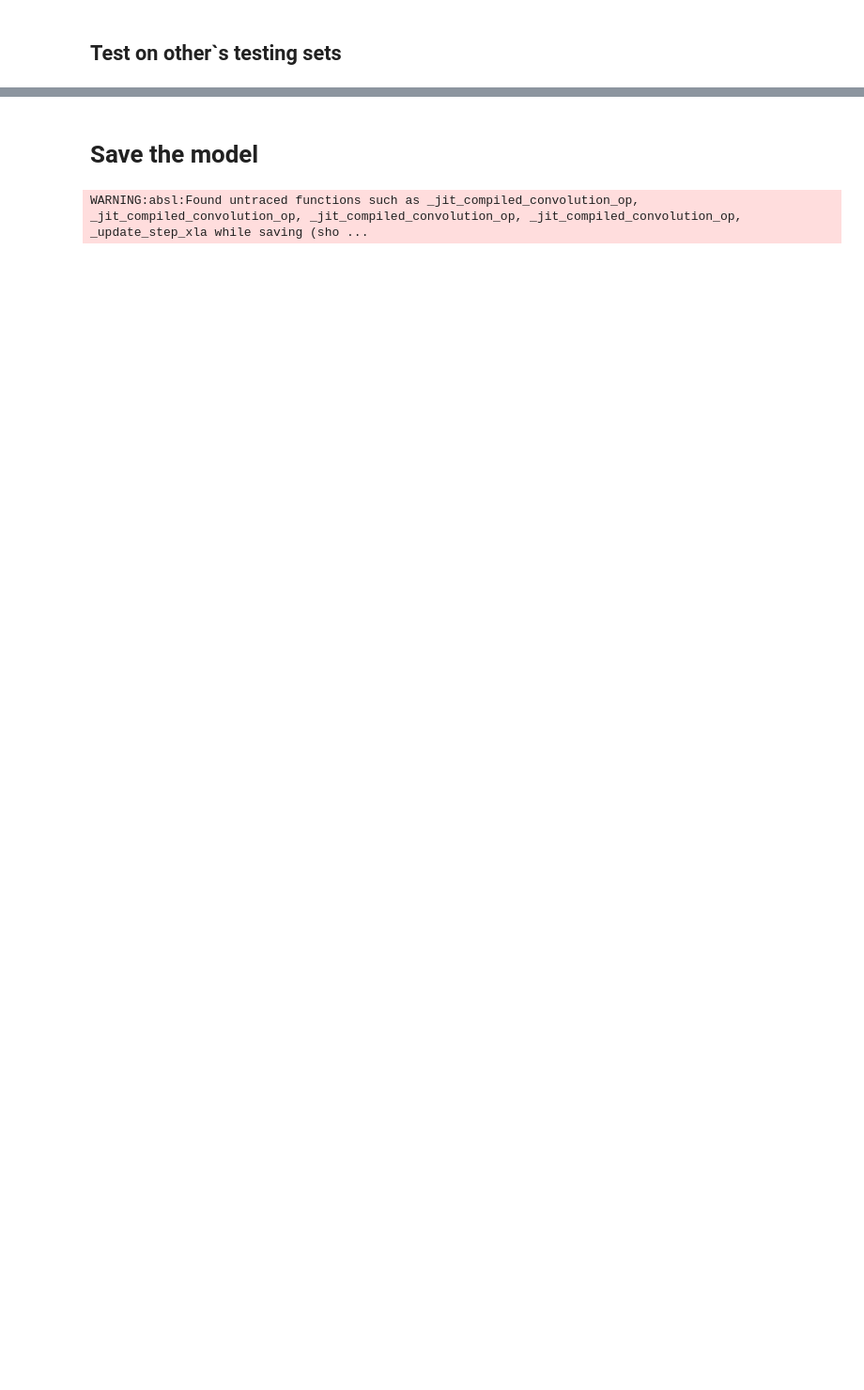
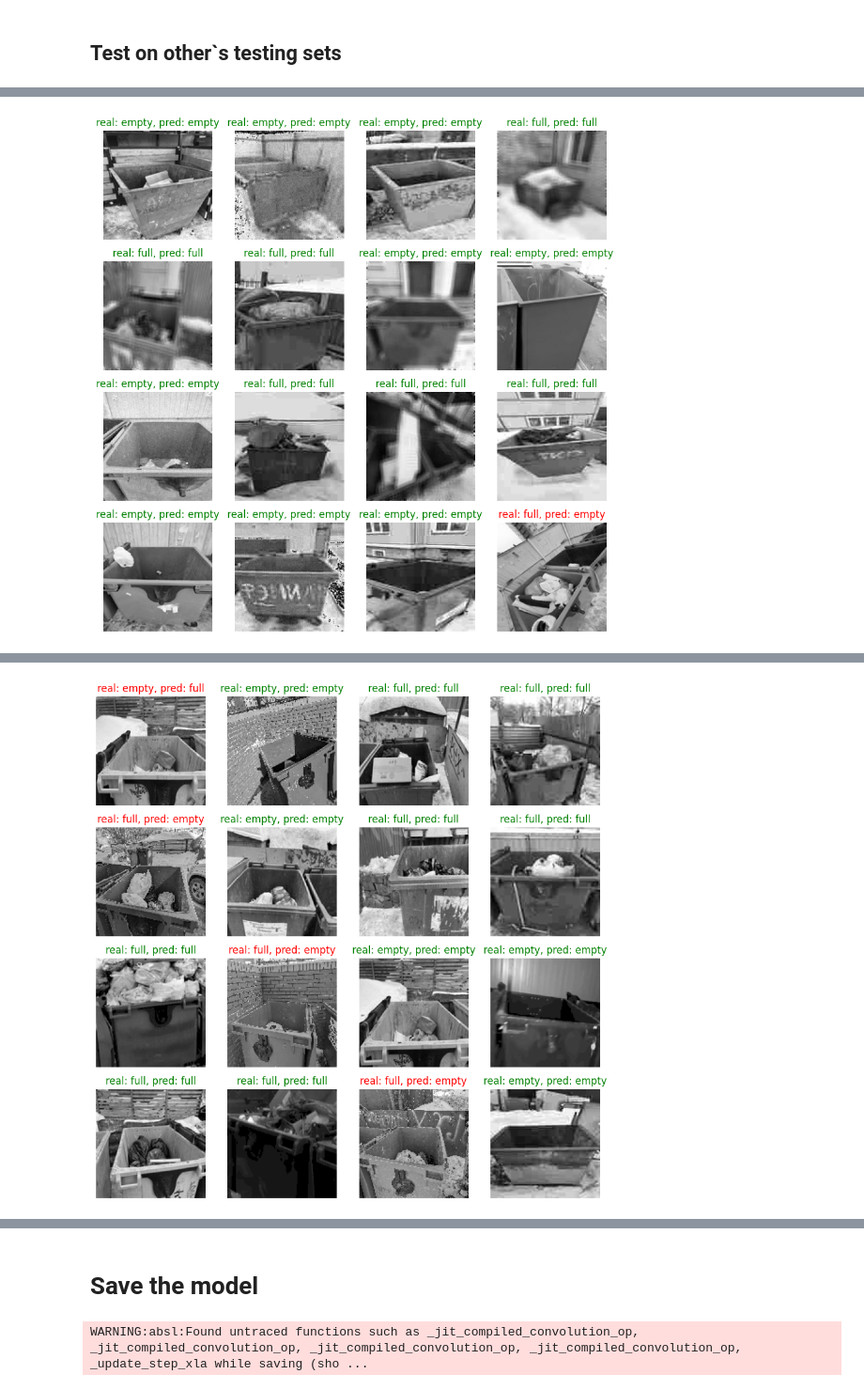
Before and after one commit to iishutov/CV-Project, a Jupyter notebook: ml_project.ipynb, the cells around one changed output, grey strips where cells are left out. Shown at 94% size. Saved outputs shown, nothing was run; the diff lists cells and outputs as text; code cells hidden in the pictures; blank space fills up the shorter version.

```diff
--- a/ml_project.ipynb
+++ b/ml_project.ipynb
@@ -300,9 +311,9 @@ show_predictions(test_dataset)
 # %% [markdown]
 ## Test on other`s testing sets
 # %%
-test('Sobeschikov', import_data=True, show_result=False)
-test('Mironov', import_data=True, show_result=False)
-test('Pronichev', import_data=True, show_result=False)
+test('Sobeschikov', import_data=False, show_result=True)
+test('Mironov', import_data=False, show_result=True)
+test('Pronichev', import_data=False, show_result=True)
 # %% [output]
 Testing on Sobeschikov`s testset
 Found 186 images belonging to 2 classes.
@@ -315,0 +322 @@ Found 108 images belonging to 2 classes.
+[figure, added]
@@ -315,0 +327 @@ Found 108 images belonging to 2 classes.
+[figure, added]
```
Also changed, not shown: parts of 10 cells of this notebook.
